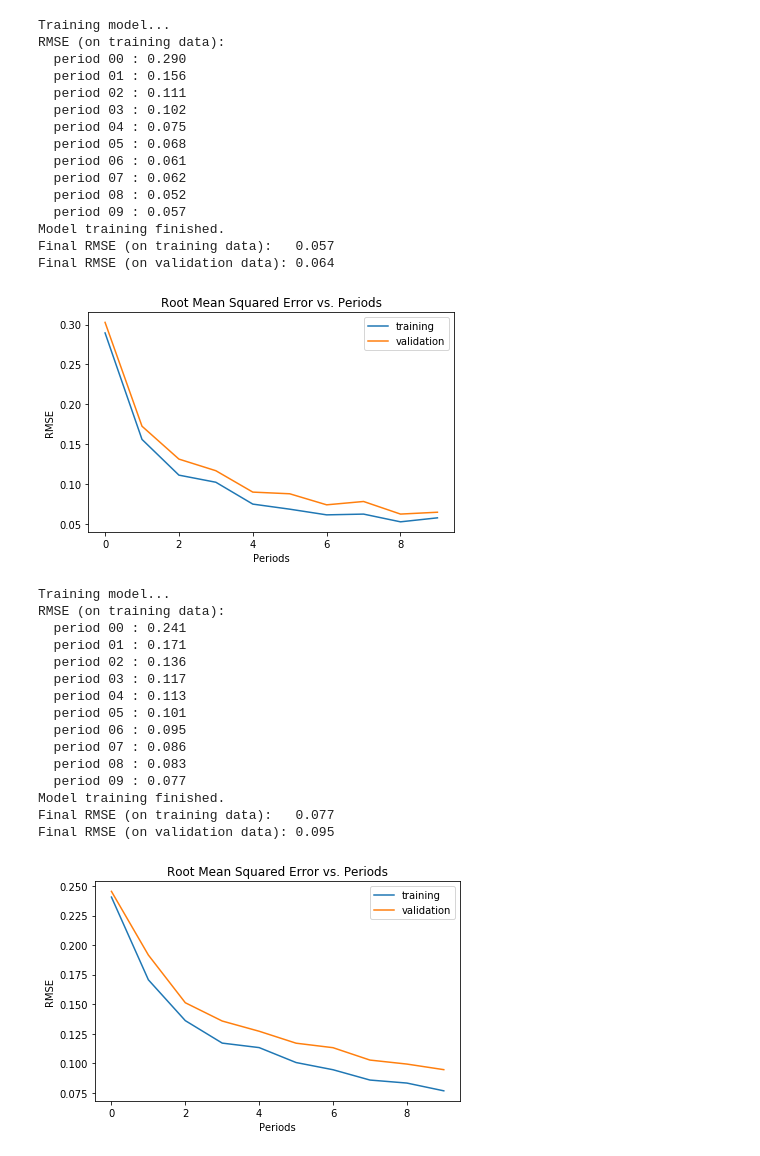
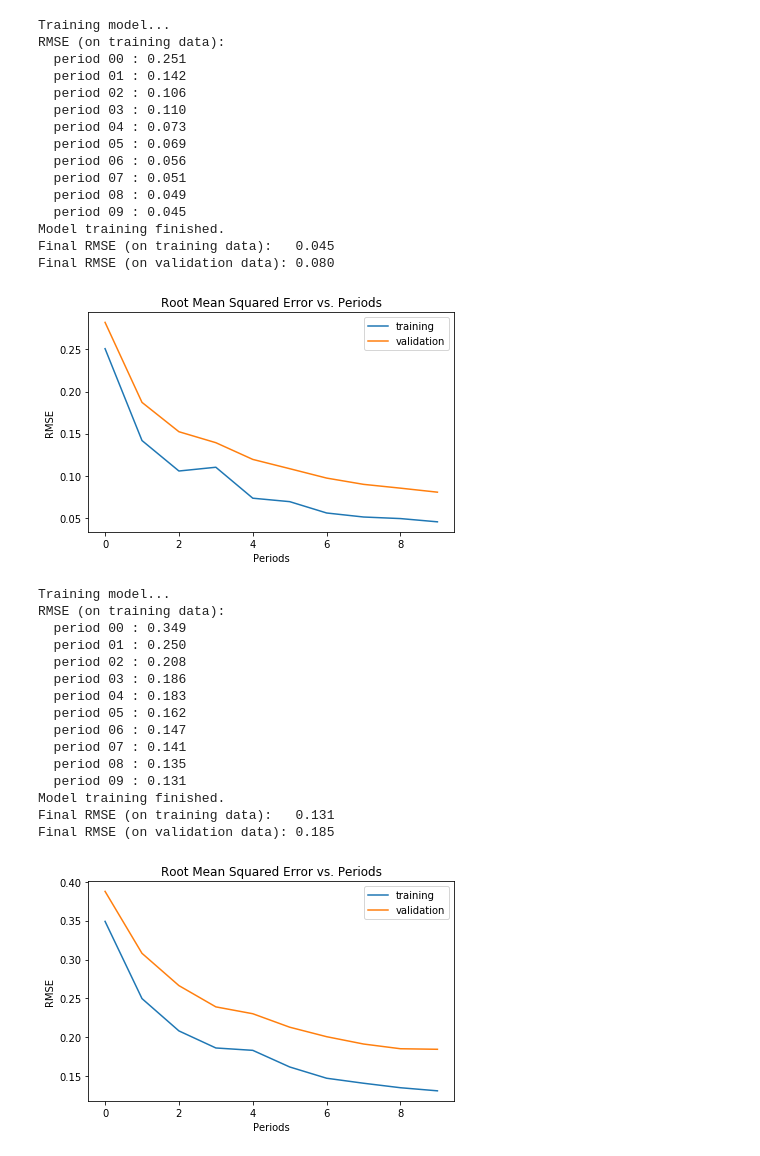
Before and after one commit to czhao39/stock-dnn, a Jupyter notebook: stockdnn.ipynb, the cells around one changed output. Saved outputs shown, nothing was run; the diff lists cells and outputs as text; code cells hidden in the pictures.

Commit message:
Switch to AMZN and tune hyperparameters

```diff
--- a/stockdnn.ipynb
+++ b/stockdnn.ipynb
@@ -14,7 +15,7 @@ from tensorflow.python.data import Dataset
 
 tf.logging.set_verbosity(tf.logging.ERROR)
 # %%
-daily_adjusted_df = raw_data.get_time_series_daily_adjusted("msft")
+daily_adjusted_df = raw_data.get_time_series_daily_adjusted("amzn")
 prediction_period = 1  # predict 1 day into the future
 
 display.display(daily_adjusted_df.describe())
@@ -275,9 +276,9 @@ def train_nn_regression_model(
     return dnn_regressor, training_rmse, validation_rmse
 # %%
 adam_regressor, _, _ = train_nn_regression_model(
-    optimizer=tf.train.AdamOptimizer(learning_rate=0.0005),
-    steps=6000,
-    batch_size=30,
+    optimizer=tf.train.AdamOptimizer(learning_rate=0.00025),
+    steps=15000,
+    batch_size=128,
     hidden_units=[30, 30, 20, 20, 20],
     training_examples=training_examples,
     training_targets=training_targets,
@@ -286,47 +287,47 @@ adam_regressor, _, _ = train_nn_regression_model(
 # %% [output]
 Training model...
 RMSE (on training data):
-  period 00 : 0.290
-  period 01 : 0.156
-  period 02 : 0.111
-  period 03 : 0.102
-  period 04 : 0.075
-  period 05 : 0.068
-  period 06 : 0.061
-  period 07 : 0.062
-  period 08 : 0.052
-  period 09 : 0.057
+  period 00 : 0.251
+  period 01 : 0.142
+  period 02 : 0.106
+  period 03 : 0.110
+  period 04 : 0.073
+  period 05 : 0.069
+  period 06 : 0.056
+  period 07 : 0.051
+  period 08 : 0.049
+  period 09 : 0.045
 Model training finished.
-Final RMSE (on training data):   0.057
-Final RMSE (on validation data): 0.064
+Final RMSE (on training data):   0.045
+Final RMSE (on validation data): 0.080
-[figure, old version]
+[figure, new version]
 # %%
 adagrad_regressor, _, _ = train_nn_regression_model(
-    optimizer=tf.train.AdagradOptimizer(learning_rate=0.008),
-    steps=6000,
+    optimizer=tf.train.AdagradOptimizer(learning_rate=0.007),
+    steps=10000,
     batch_size=30,
     hidden_units=[30, 30, 20, 20, 20],
     training_examples=training_examples,
     training_targets=training_targets,
     validation_examples=validation_examples,
     validation_targets=validation_targets)
 # %% [output]
 Training model...
 RMSE (on training data):
-  period 00 : 0.241
-  period 01 : 0.171
-  period 02 : 0.136
-  period 03 : 0.117
-  period 04 : 0.113
-  period 05 : 0.101
-  period 06 : 0.095
-  period 07 : 0.086
-  period 08 : 0.083
-  period 09 : 0.077
+  period 00 : 0.349
+  period 01 : 0.250
+  period 02 : 0.208
+  period 03 : 0.186
+  period 04 : 0.183
+  period 05 : 0.162
+  period 06 : 0.147
+  period 07 : 0.141
+  period 08 : 0.135
+  period 09 : 0.131
 Model training finished.
-Final RMSE (on training data):   0.077
-Final RMSE (on validation data): 0.095
+Final RMSE (on training data):   0.131
+Final RMSE (on validation data): 0.185
-[figure, old version]
+[figure, new version]
 # %%
 # Select regressor to use
 regressor = adam_regressor
```
Also changed, not shown: parts of 8 cells of this notebook.
